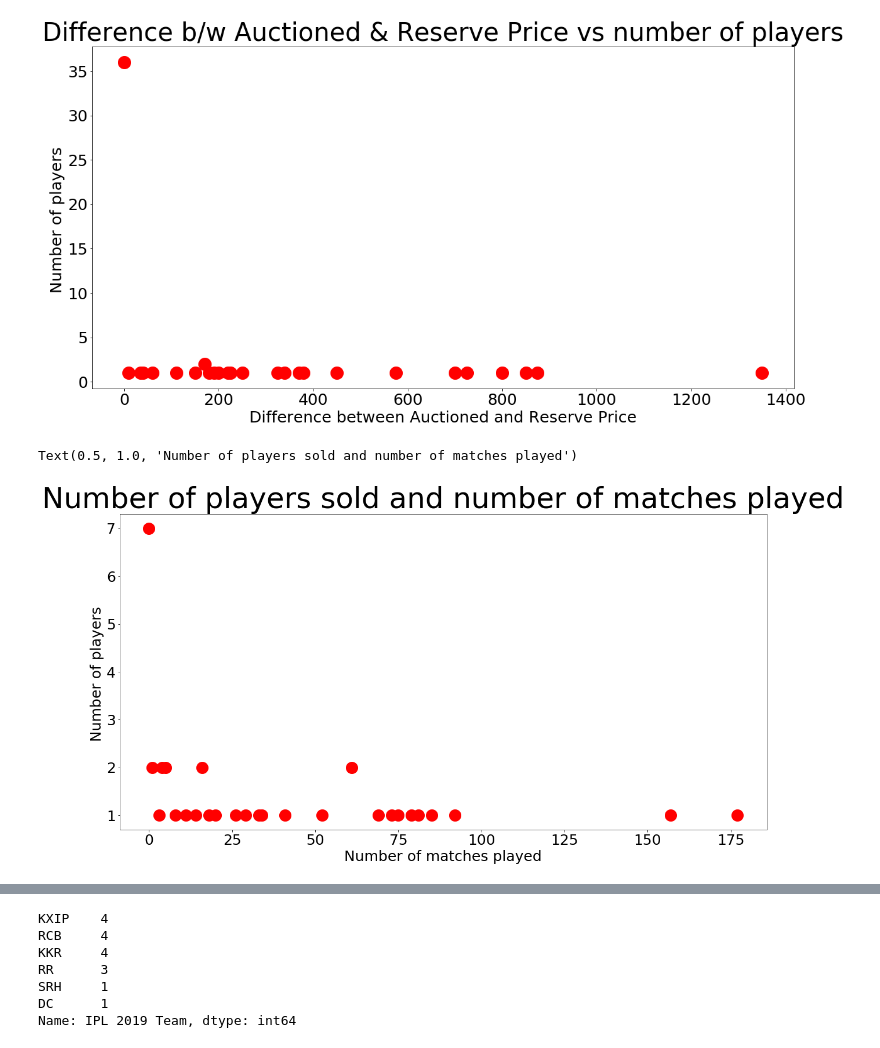
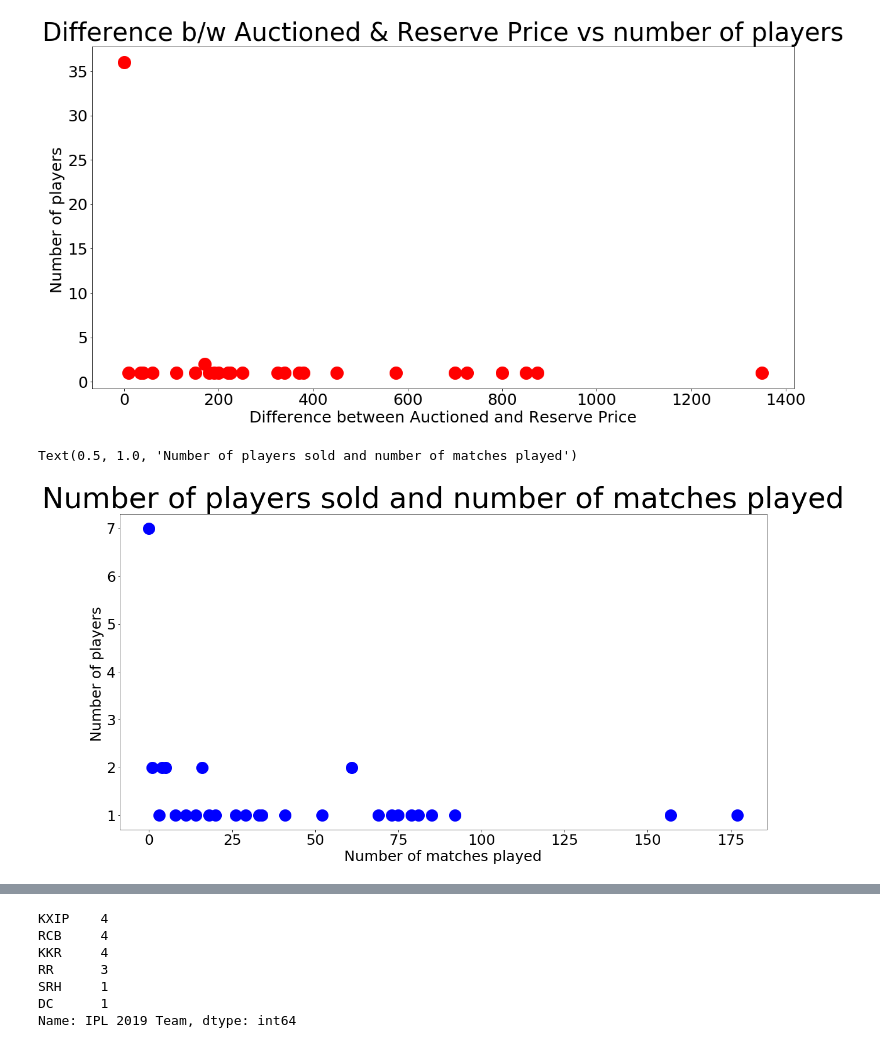
Before and after one commit to Thesavagecoder7784/Statistical-Data-Analysis-With-Pandas, a Jupyter notebook: Analysis of IPL Auction 2020.ipynb, the cells around one changed output, grey strips where cells are left out. Drawn from its saved outputs; the diff is of its cells as text; code cells hidden in the pictures.

```diff
--- a/Analysis of IPL Auction 2020.ipynb
+++ b/Analysis of IPL Auction 2020.ipynb
@@ -73,15 +73,15 @@ Text(0.5, 1.0, 'Difference b/w Auctioned & Reserve Price vs number of players')
 # %%
 #Finding the correlation between number of matches played and number of players sold
 c = df['IPL Matches'].value_counts()
-plt.plot(c,c ='Red' , ls='', marker = 'o', ms=20)
+plt.plot(c,c ='Blue' , ls='', marker = 'o', ms=20)
 plt.xticks(fontsize = 25)
 plt.yticks(fontsize = 25)
 plt.ylabel("Number of players ",fontsize = 25)
 plt.xlabel("Number of matches played",fontsize = 25)
 plt.title("Number of players sold and number of matches played",fontsize = 50)
 # %% [output]
 Text(0.5, 1.0, 'Number of players sold and number of matches played')
-[figure, old version]
+[figure, new version]
 # %%
 #Finding how many number of players each team bought
 d = df['IPL 2020 Team']
```
Also changed, not shown: parts of 5 cells of this notebook.
